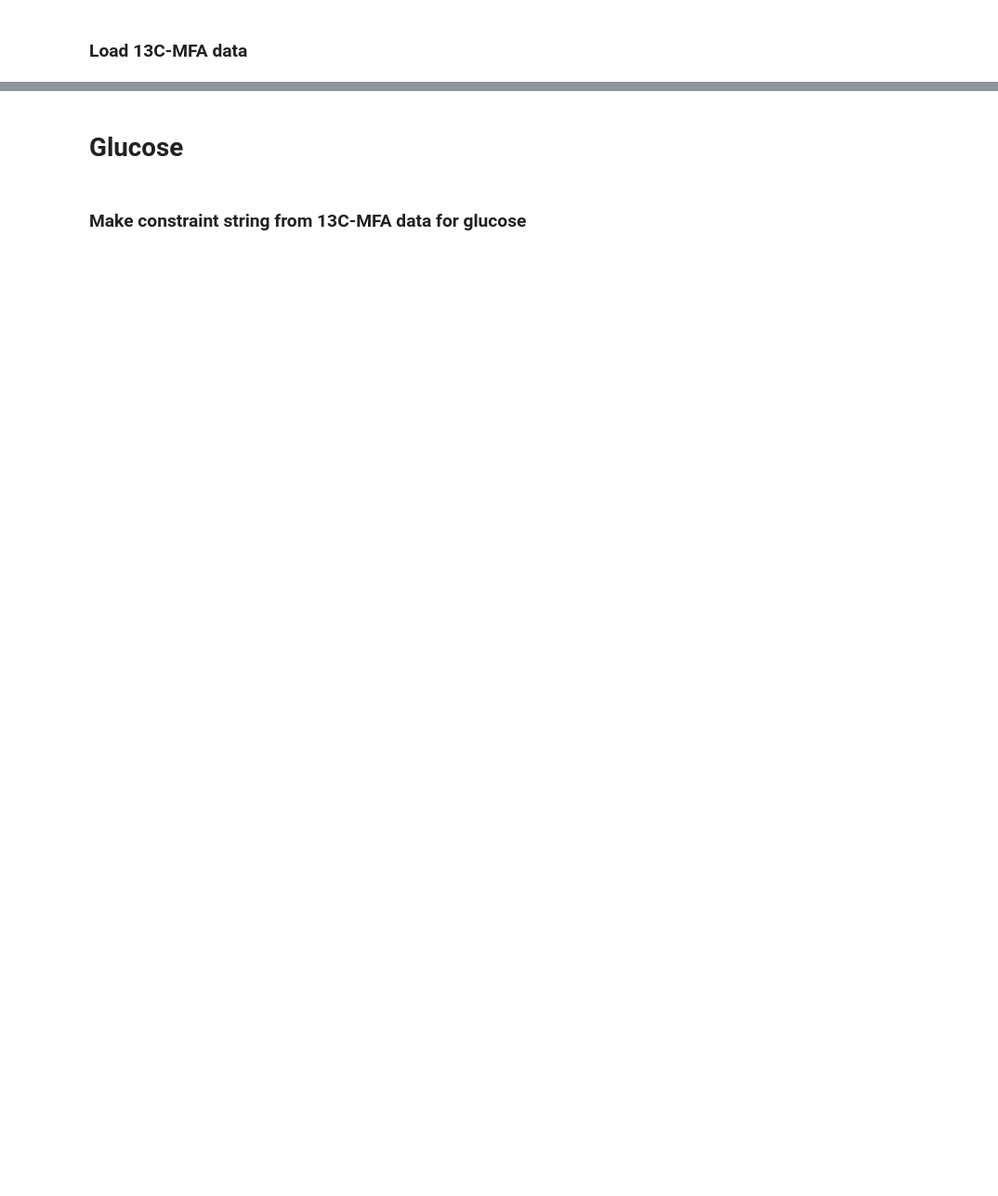
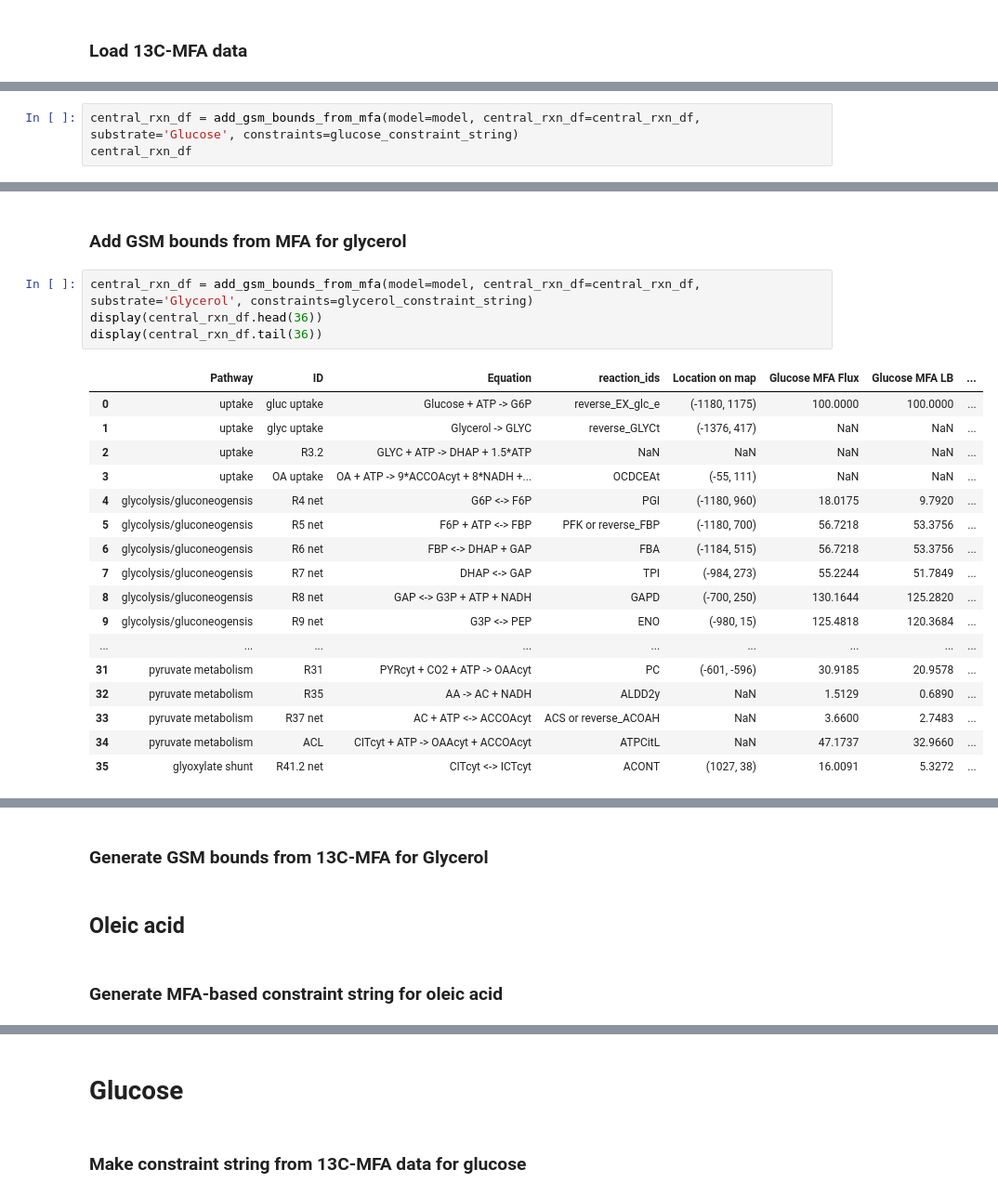
Before and after one commit to garrettroell/yarrrowia_eflux2, a Jupyter notebook: notebooks/C_GSM_bounds_from_MFA.ipynb, the cells around one changed output, grey strips where cells are left out. Shown: that part at 93% size. Saved outputs shown, nothing was run; the diff lists cells and outputs as text; blank space fills up the shorter version.

```diff
--- a/notebooks/C_GSM_bounds_from_MFA.ipynb
+++ b/notebooks/C_GSM_bounds_from_MFA.ipynb
@@ -79,0 +137,3 @@ There are 43 reactions in the 13C MFA that are mapped to the GSM
+# %%
+central_rxn_df = add_gsm_bounds_from_mfa(model=model, central_rxn_df=central_rxn_df, substrate='Glucose', constraints=glucose_constraint_string)
+central_rxn_df
@@ -79,0 +208,24 @@ There are 43 reactions in the 13C MFA that are mapped to the GSM
+# %% [markdown]
+### Add GSM bounds from MFA for glycerol
+# %%
+central_rxn_df = add_gsm_bounds_from_mfa(model=model, central_rxn_df=central_rxn_df, substrate='Glycerol', constraints=glycerol_constraint_string)
+display(central_rxn_df.head(36))
+display(central_rxn_df.tail(36))
+# %% [output]
+|  | Pathway | ID | Equation | reaction_ids | Location on map | Glucose MFA Flux | Glucose MFA LB | ... |
+| 0 | uptake | gluc uptake | Glucose + ATP -> G6P | reverse_EX_glc_e | (-1180, 1175) | 100.0000 | 100.0000 | ... |
+| 1 | uptake | glyc uptake | Glycerol -> GLYC | reverse_GLYCt | (-1376, 417) | NaN | NaN | ... |
+| 2 | uptake | R3.2 | GLYC + ATP -> DHAP + 1.5*ATP | NaN | NaN | NaN | NaN | ... |
+| 3 | uptake | OA uptake | OA + ATP -> 9*ACCOAcyt + 8*NADH +... | OCDCEAt | (-55, 111) | NaN | NaN | ... |
+| 4 | glycolysis/gluconeogensis | R4 net | G6P <-> F6P | PGI | (-1180, 960) | 18.0175 | 9.7920 | ... |
+| 5 | glycolysis/gluconeogensis | R5 net | F6P + ATP <-> FBP | PFK or reverse_FBP | (-1180, 700) | 56.7218 | 53.3756 | ... |
+| 6 | glycolysis/gluconeogensis | R6 net | FBP <-> DHAP + GAP | FBA | (-1184, 515) | 56.7218 | 53.3756 | ... |
+| 7 | glycolysis/gluconeogensis | R7 net | DHAP <-> GAP | TPI | (-984, 273) | 55.2244 | 51.7849 | ... |
+| 8 | glycolysis/gluconeogensis | R8 net | GAP <-> G3P + ATP + NADH | GAPD | (-700, 250) | 130.1644 | 125.2820 | ... |
+| 9 | glycolysis/gluconeogensis | R9 net | G3P <-> PEP | ENO | (-980, 15) | 125.4818 | 120.3684 | ... |
+| ... | ... | ... | ... | ... | ... | ... | ... | ... |
+| 31 | pyruvate metabolism | R31 | PYRcyt + CO2 + ATP -> OAAcyt | PC | (-601, -596) | 30.9185 | 20.9578 | ... |
+| 32 | pyruvate metabolism | R35 | AA -> AC + NADH | ALDD2y | NaN | 1.5129 | 0.6890 | ... |
+| 33 | pyruvate metabolism | R37 net | AC + ATP <-> ACCOAcyt | ACS or reverse_ACOAH | NaN | 3.6600 | 2.7483 | ... |
+| 34 | pyruvate metabolism | ACL | CITcyt + ATP -> OAAcyt + ACCOAcyt | ATPCitL | NaN | 47.1737 | 32.9660 | ... |
+| 35 | glyoxylate shunt | R41.2 net | CITcyt <-> ICTcyt | ACONT | (1027, 38) | 16.0091 | 5.3272 | ... |
@@ -79,0 +249,6 @@ There are 43 reactions in the 13C MFA that are mapped to the GSM
+# %% [markdown]
+### Generate GSM bounds from 13C-MFA for Glycerol
+# %% [markdown]
+## Oleic acid
+# %% [markdown]
+### Generate MFA-based constraint string for oleic acid
```
Also changed, not shown: parts of 30 cells of this notebook, 5 other files.
